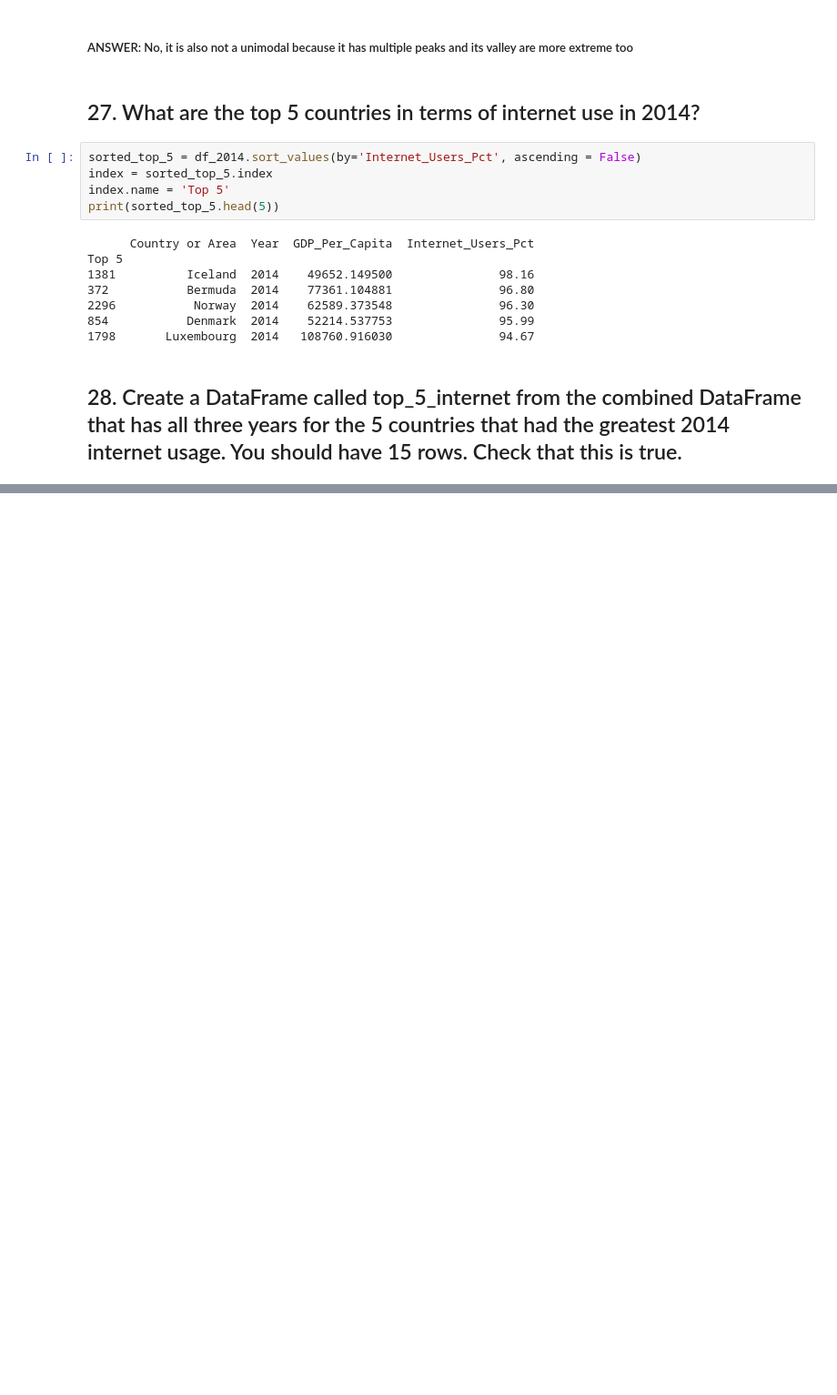
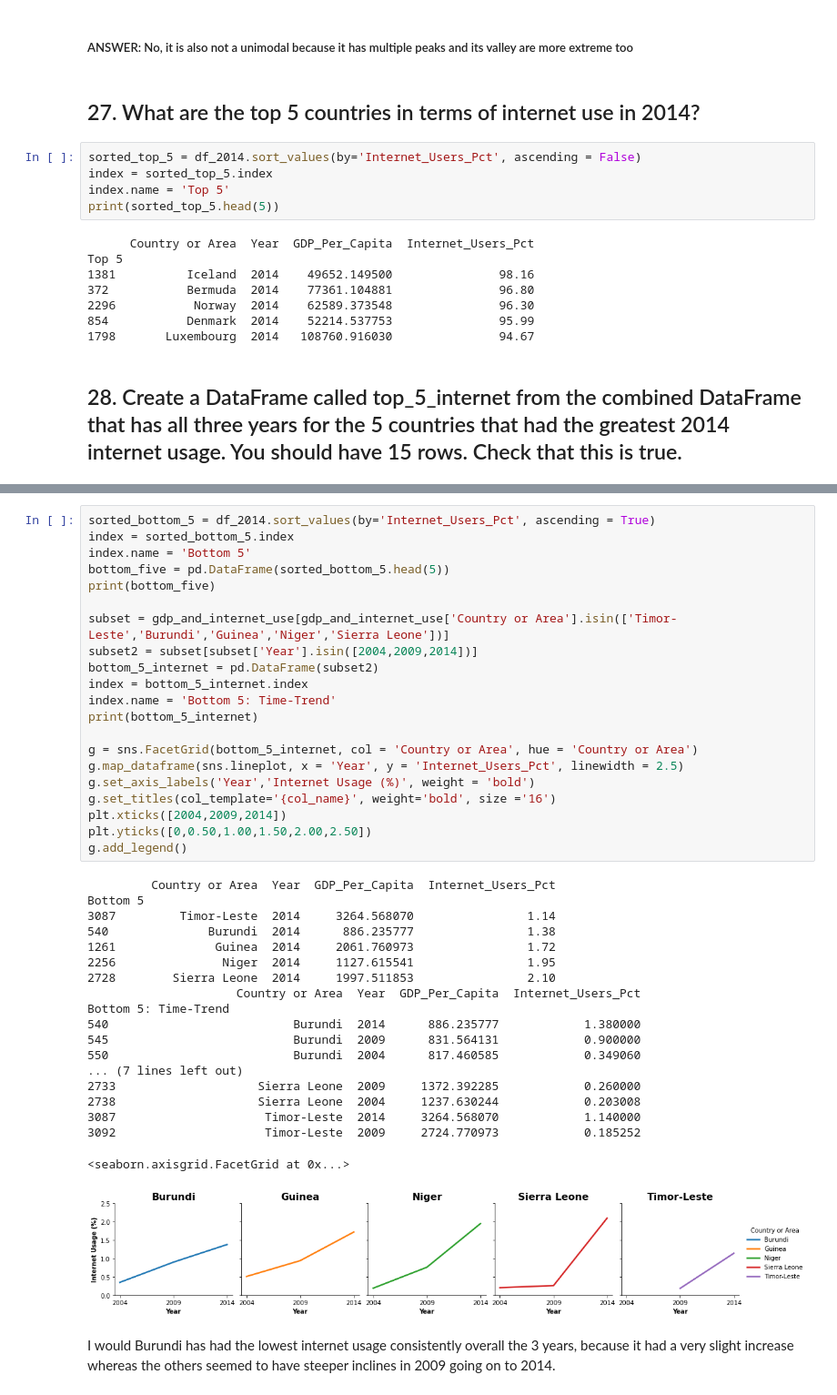
Before and after one commit to NSS-Data-Analytics-Cohort-7/gdp-and-internet-usage-HannahSolima, a Jupyter notebook: Notebook/UN Database Project.ipynb, the cells around one changed output, grey strips where cells are left out. Shown at 91% size. Saved outputs shown, nothing was run; the diff lists cells and outputs as text; blank space fills up the shorter version.

```diff
--- a/Notebook/UN Database Project.ipynb
+++ b/Notebook/UN Database Project.ipynb
@@ -561,0 +562,43 @@ subset = pd.DataFrame(gdp_and_internet_use[gdp_and_internet_use['Year'].isin([20
+# %%
+sorted_bottom_5 = df_2014.sort_values(by='Internet_Users_Pct', ascending = True)
+index = sorted_bottom_5.index
+index.name = 'Bottom 5'
+bottom_five = pd.DataFrame(sorted_bottom_5.head(5))
+print(bottom_five)
+
+subset = gdp_and_internet_use[gdp_and_internet_use['Country or Area'].isin(['Timor-Leste','Burundi','Guinea','Niger','Sierra Leone'])]
+subset2 = subset[subset['Year'].isin([2004,2009,2014])]
+bottom_5_internet = pd.DataFrame(subset2)
+index = bottom_5_internet.index
+index.name = 'Bottom 5: Time-Trend'
+print(bottom_5_internet)
+
+g = sns.FacetGrid(bottom_5_internet, col = 'Country or Area', hue = 'Country or Area')
+g.map_dataframe(sns.lineplot, x = 'Year', y = 'Internet_Users_Pct', linewidth = 2.5)
+g.set_axis_labels('Year','Internet Usage (%)', weight = 'bold')
+g.set_titles(col_template='{col_name}', weight='bold', size ='16')
+plt.xticks([2004,2009,2014])
+plt.yticks([0,0.50,1.00,1.50,2.00,2.50])
+g.add_legend()
+# %% [output]
+         Country or Area  Year  GDP_Per_Capita  Internet_Users_Pct
+Bottom 5
+3087         Timor-Leste  2014     3264.568070                1.14
+540              Burundi  2014      886.235777                1.38
+1261              Guinea  2014     2061.760973                1.72
+2256               Niger  2014     1127.615541                1.95
+2728        Sierra Leone  2014     1997.511853                2.10
+                     Country or Area  Year  GDP_Per_Capita  Internet_Users_Pct
+Bottom 5: Time-Trend
+540                          Burundi  2014      886.235777            1.380000
+545                          Burundi  2009      831.564131            0.900000
+550                          Burundi  2004      817.460585            0.349060
+... (7 lines left out)
+2733                    Sierra Leone  2009     1372.392285            0.260000
+2738                    Sierra Leone  2004     1237.630244            0.203008
+3087                     Timor-Leste  2014     3264.568070            1.140000
+3092                     Timor-Leste  2009     2724.770973            0.185252
+<seaborn.axisgrid.FacetGrid at 0x...>
+[figure, added]
+# %% [markdown]
+I would Burundi has had the lowest internet usage consistently overall the 3 years, because it had a very slight increase whereas the others seemed to have steeper inclines in 2009 going on to 2014.
```
Also changed, not shown: parts of 8 cells of this notebook.
